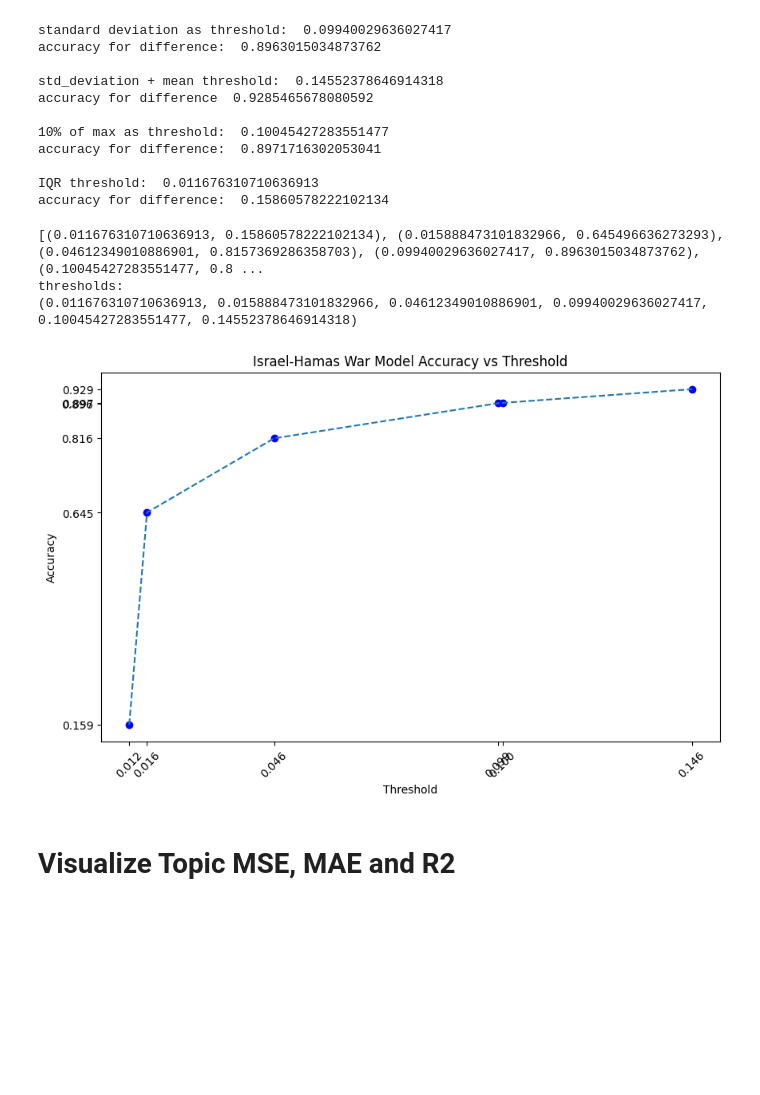
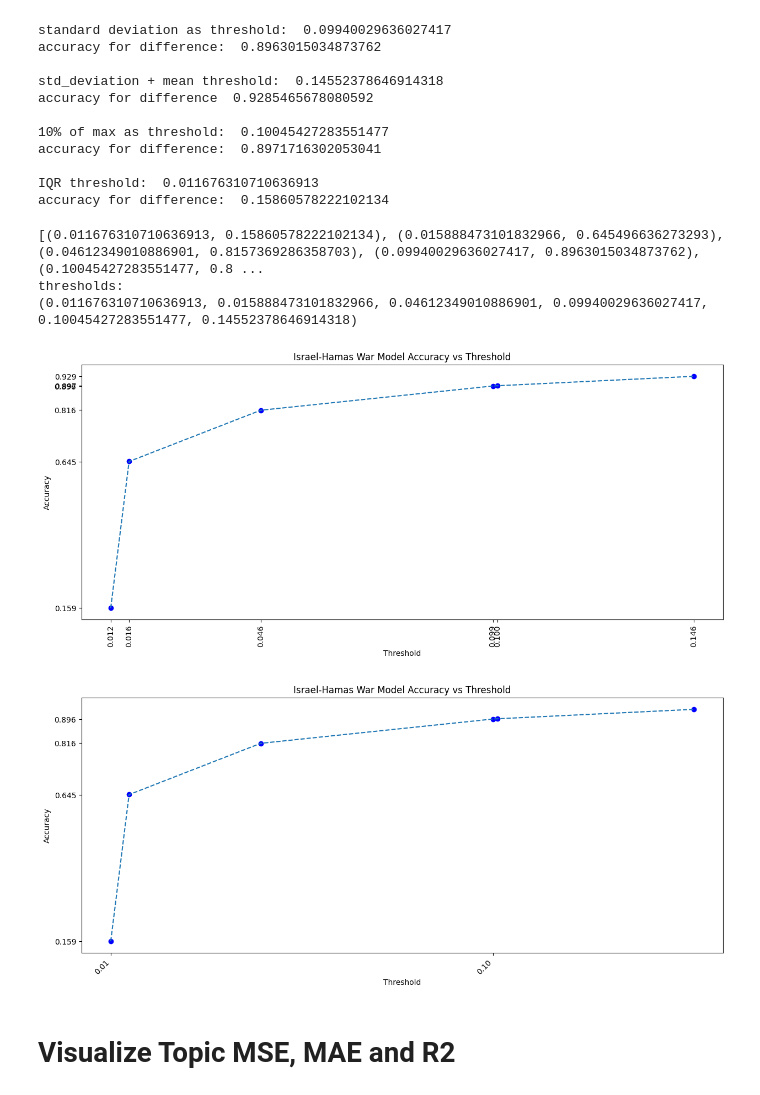
Before and after one commit to JordanMiner/Social_Media_and_Conflict, a Jupyter notebook: israel_gaza.ipynb, the cells around one changed output. Drawn from its saved outputs; the diff is of its cells as text; code cells hidden in the pictures; blank space fills up the shorter version.

```diff
--- a/israel_gaza.ipynb
+++ b/israel_gaza.ipynb
@@ -918,7 +955,7 @@ accuracy for difference:  0.15860578222102134
 # %%
 import matplotlib.pyplot as plt
 
-plt.figure(figsize=(10,6))
+plt.figure(figsize=(15,6))
 #sort by threshold and accuracy values
 thresholds = [median_thres, avg_thres, std_thres, std_avg_thres, max_thres, iqr_thres]
 # thresholds = [median_thres, avg_thres, std_thres, std_avg_thres, iqr_thres]
@@ -931,35 +968,74 @@ sorted_pairs = sorted(pairs, key=lambda x: x[1], reverse=False)
 print(sorted_pairs)
 
 # sorted_accuracies = list(sorted_accuracies)
 # sorted_thresholds = list(sorted_thresholds)
 sorted_thresholds, sorted_accuracies = zip(*sorted_pairs)
 print("thresholds:")
 print(sorted_thresholds)
 print("\n\n")
 
 plt.scatter(sorted_thresholds, sorted_accuracies, color='blue')
 plt.plot(sorted_thresholds, sorted_accuracies,linestyle='--')
 
 
 # Add titles and labels
 plt.title('Israel-Hamas War Model Accuracy vs Threshold')
 plt.xlabel('Threshold')
 plt.ylabel('Accuracy')
 
+
 plt.xticks(sorted_thresholds, [f'{t:.3f}' for t in sorted_thresholds])
-plt.xticks(rotation=45)  # Rotate labels and align right
+plt.xticks(rotation =90)  # Rotate labels and align right
 plt.yticks([round(a, 3) for a in sorted_accuracies])
 
 #Remove Grid
 plt.grid(False)
 
 # Show the plot
 plt.show()
 # %% [output]
 [(0.011676310710636913, 0.15860578222102134), (0.015888473101832966, 0.645496636273293), (0.04612349010886901, 0.8157369286358703), (0.09940029636027417, 0.8963015034873762), (0.10045427283551477, 0.8 ...
 thresholds:
 (0.011676310710636913, 0.015888473101832966, 0.04612349010886901, 0.09940029636027417, 0.10045427283551477, 0.14552378646914318)
-[figure, old version]
+[figure, new version]
+# %%
+import numpy as np
+import matplotlib.pyplot as plt
+
+def filter_ticks(ticks, threshold=0.05):
+    # This function filters out ticks that are too close to each other
+    filtered_ticks = [ticks[0]]  # Always include the first tick
+    for tick in ticks[1:]:
+        if tick - filtered_ticks[-1] > threshold:
+            filtered_ticks.append(tick)
+    return filtered_ticks
+
+plt.figure(figsize=(15,6))
+
+thresholds = [median_thres, avg_thres, std_thres, std_avg_thres, max_thres, iqr_thres]
+accuracies = [acc_median, acc_avg, acc_std, acc_std_avg, acc_max, acc_iqr]
+
+pairs = sorted(zip(thresholds, accuracies), key=lambda x: x[0])  # Sort by threshold
+sorted_thresholds, sorted_accuracies = zip(*pairs)
+
+# Filter the thresholds for plotting
+filtered_thresholds = filter_ticks(sorted_thresholds)
+filtered_accuracies = filter_ticks(sorted_accuracies)
+
+
+plt.scatter(sorted_thresholds, sorted_accuracies, color='blue')
+plt.plot(sorted_thresholds, sorted_accuracies, linestyle='--')
+
+plt.title('Israel-Hamas War Model Accuracy vs Threshold')
+plt.xlabel('Threshold')
+plt.ylabel('Accuracy')
+
+plt.xticks(filtered_thresholds, [f'{t:.2f}' for t in filtered_thresholds], rotation=45, ha='right')
+plt.yticks([round(a, 3) for a in filtered_accuracies])
+
+plt.show()
+# %% [output]
+[figure, added]
 # %% [markdown]
 # Visualize Topic MSE, MAE and R2
 # %%
```
Also changed, not shown: parts of 4 cells of this notebook, 5 other files.
